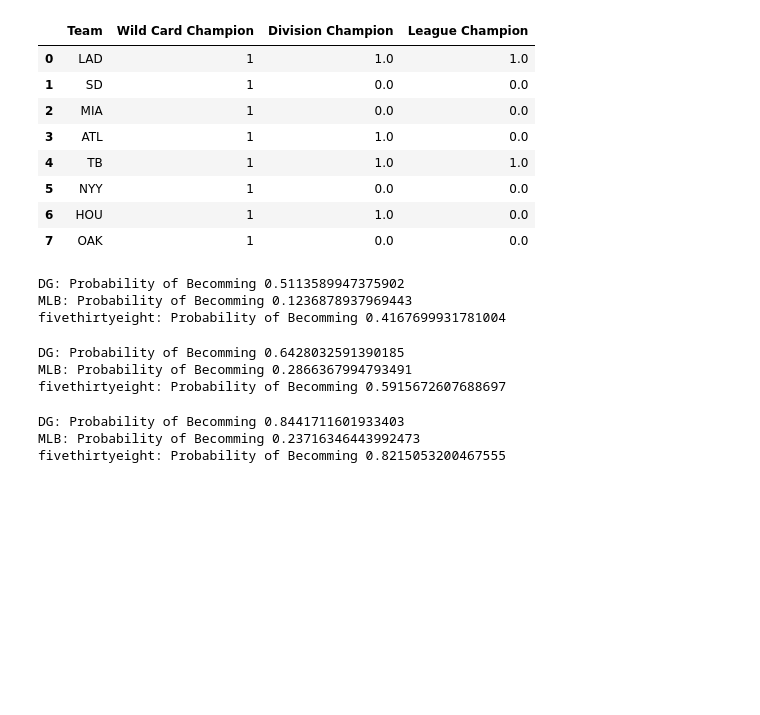
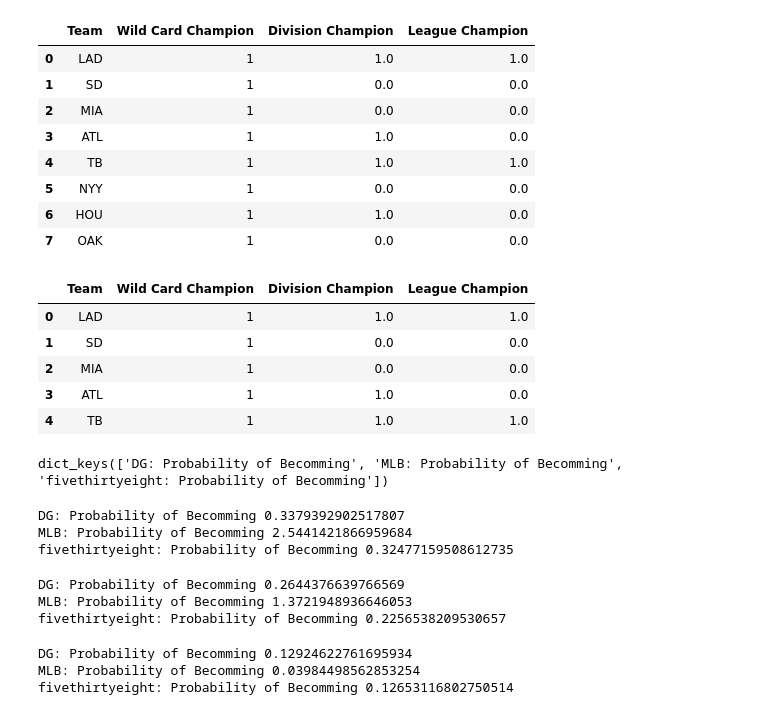
Before and after one commit to dantegates/mlb-statcast, a Jupyter notebook: 2020-postseason-projections.ipynb, the cells around one changed output. Drawn from its saved outputs; the diff is of its cells as text; code cells hidden in the pictures; blank space fills up the shorter version.

```diff
--- a/2020-postseason-projections.ipynb
+++ b/2020-postseason-projections.ipynb
@@ -800,36 +798,54 @@ ff = final[(final != 0).all(axis=1)]
+# %%
+losers = pd.DataFrame({
+    'Team': [t for t in divisions if not t in outcomes.Team.values],
+    wild_card_champion: 0,
+    division_champion: 0,
+    league_champion: 0
+})
+outcomes = pd.concat([outcomes, losers])
+outcomes.head()
+# %% [output]
+|  | Team | Wild Card Champion | Division Champion | League Champion |
+| 0 | LAD | 1 | 1.0 | 1.0 |
+| 1 | SD | 1 | 0.0 | 0.0 |
+| 2 | MIA | 1 | 0.0 | 0.0 |
+| 3 | ATL | 1 | 1.0 | 0.0 |
+| 4 | TB | 1 | 1.0 | 1.0 |
+# %%
+all_predictions = {
+    k: final[k].droplevel(1, axis=0)
+    for k in final.columns.get_level_values(0).unique()
+}
+all_predictions.keys()
+# %% [output]
+dict_keys(['DG: Probability of Becomming', 'MLB: Probability of Becomming', 'fivethirtyeight: Probability of Becomming'])
 # %%
 from sklearn.metrics import log_loss
 
-prognosticators = ff.columns.get_level_values(0).unique()
-
-for p in prognosticators:
-    r = ff[p].droplevel(1, axis=0).merge(outcomes, left_index=True, right_on='Team', how='left', validate='1:1').fillna(0)
-    print(p, log_loss(r[['Wild Card Champion_y']].values.ravel(), r[['Wild Card Champion_x']].values.ravel() / 100))
+for prognosticator, projections in all_predictions.items():
+    r = projections.merge(outcomes, left_index=True, right_on='Team', validate='1:1')
+    print(prognosticator, log_loss(r[['Wild Card Champion_y']].values.ravel(), r[['Wild Card Champion_x']].values.ravel() / 100))
 # %% [output]
-DG: Probability of Becomming 0.5113589947375902
-MLB: Probability of Becomming 0.1236878937969443
-fivethirtyeight: Probability of Becomming 0.4167699931781004
+DG: Probability of Becomming 0.3379392902517807
+MLB: Probability of Becomming 2.5441421866959684
+fivethirtyeight: Probability of Becomming 0.32477159508612735
 # %%
 from sklearn.metrics import log_loss
 
-prognosticators = ff.columns.get_level_values(0).unique()
-
-for p in prognosticators:
-    r = ff[p].droplevel(1, axis=0).merge(outcomes, left_index=True, right_on='Team', how='left', validate='1:1').fillna(0)
-    print(p, log_loss(r[['Division Champion_y']].values.ravel(), r[['Division Champion_x']].values.ravel() / 100))
+for prognosticator, projections in all_predictions.items():
+    r = projections.merge(outcomes, left_index=True, right_on='Team', validate='1:1')
+    print(prognosticator, log_loss(r[['Division Champion_y']].values.ravel(), r[['Division Champion_x']].values.ravel() / 100))
 # %% [output]
-DG: Probability of Becomming 0.6428032591390185
-MLB: Probability of Becomming 0.2866367994793491
-fivethirtyeight: Probability of Becomming 0.5915672607688697
+DG: Probability of Becomming 0.2644376639766569
+MLB: Probability of Becomming 1.3721948936646053
+fivethirtyeight: Probability of Becomming 0.2256538209530657
 # %%
 from sklearn.metrics import log_loss
 
-prognosticators = ff.columns.get_level_values(0).unique()
-
-for p in prognosticators:
-    r = ff[p].droplevel(1, axis=0).merge(outcomes, left_index=True, right_on='Team', how='left', validate='1:1').fillna(0)
-    print(p, log_loss(r[['League Champion_y']].values.ravel(), r[['League Champion_x']].values.ravel() / 100))
+for prognosticator, projections in all_predictions.items():
+    r = projections.merge(outcomes, left_index=True, right_on='Team', validate='1:1')
+    print(prognosticator, log_loss(r[['League Champion_y']].values.ravel(), r[['League Champion_x']].values.ravel() / 100))
 # %% [output]
-DG: Probability of Becomming 0.8441711601933403
-MLB: Probability of Becomming 0.23716346443992473
-fivethirtyeight: Probability of Becomming 0.8215053200467555
+DG: Probability of Becomming 0.12924622761695934
+MLB: Probability of Becomming 0.03984498562853254
+fivethirtyeight: Probability of Becomming 0.12653116802750514
```
Also changed, not shown: parts of 7 cells of this notebook.
